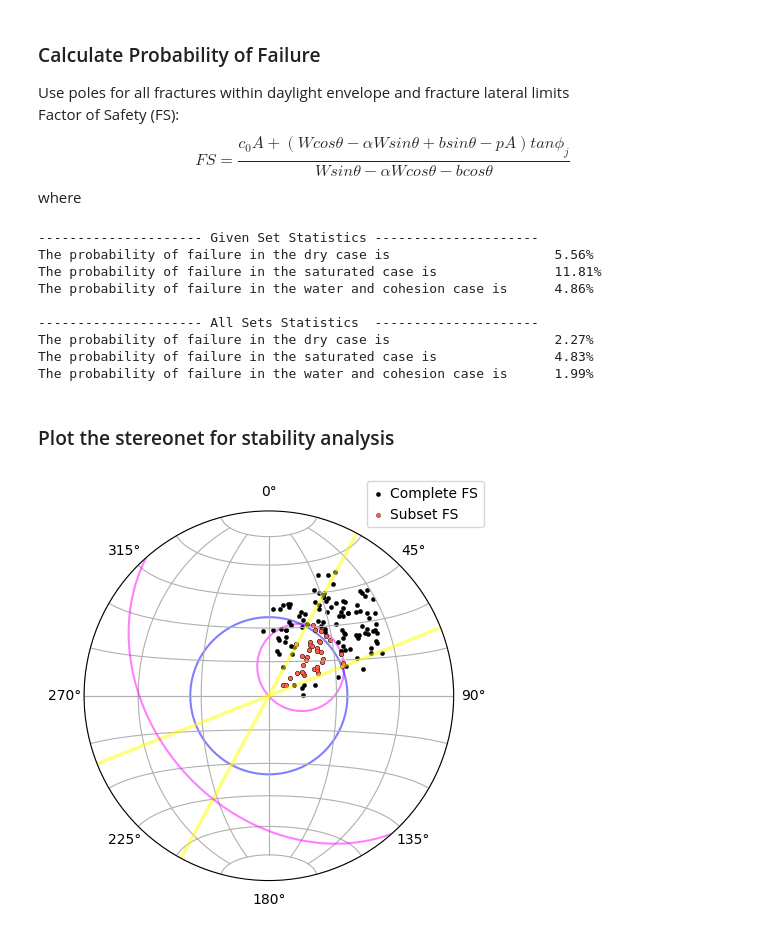
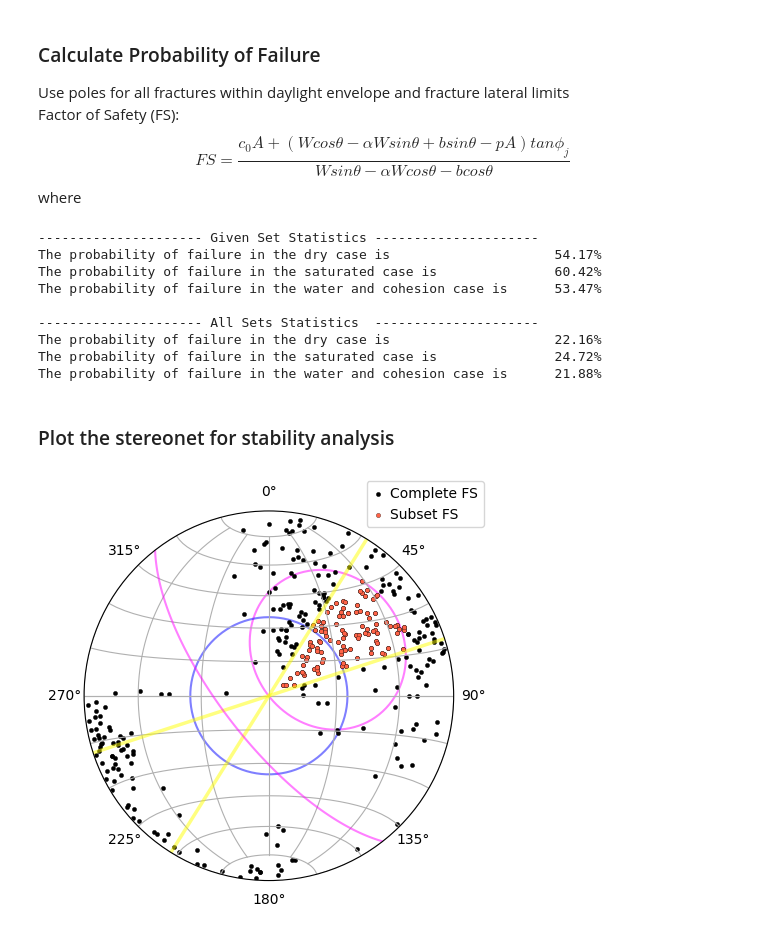
Before and after one commit to Josesx506/UA_PhD_Coursework_Assignments, a Jupyter notebook: 2024_Spring/GEN_580/Assignments/Assign_03.ipynb, the cells around one changed output. Cells and saved outputs as stored; diff of their text form; code cells hidden in the pictures.

```diff
--- a/2024_Spring/GEN_580/Assignments/Assign_03.ipynb
+++ b/2024_Spring/GEN_580/Assignments/Assign_03.ipynb
@@ -14,5 +14,5 @@ fct = pd.read_csv('../Files/Assgn_02/BD_auto_facets.csv', sep=';')
 fct.columns = [name.lstrip().lower() for name in fct.columns] # Remove space from column names
 fct['strike'] = dip_direction_to_strike(fct['dip dir.']) # Convert dip dir. to strike
 fct = fct[fct.surface>0.3].reset_index(drop=True)           # Filter out surfaces < 0.1 m^2
-fct.drop(columns='index', axis=1, inplace=True)
-fct.to_csv('../Files/Assgn_03/BD_auto_facets_filtered_30cm.csv', index=False)
+# fct.drop(columns='index', axis=1, inplace=True)
+# fct.to_csv('../Files/Assgn_03/BD_auto_facets_filtered_30cm.csv', index=False)
@@ -31,9 +40,9 @@ fs1.columns = [name.lstrip().lower() for name in fs1.columns]
 fs1['dip'] = 90 - fs1.plunge
 fs1['strike'] = fs1['trend'] - 270 # Convert dip dir. to strike
 # Slope face direction limits
-sdl = pd.DataFrame({'strike': [208.4,248.4],'dip': [90,90]})
+sdl = pd.DataFrame({'strike': [212,252],'dip': [90,90]})
 fap = pd.DataFrame({'trend':[0], 'plunge':[90], 'angle':[35]}) # Friction angle poles
-sf1 = pd.DataFrame({'strike':[138.4], 'dip':[38.3]})           # Slope face plane
+sf1 = pd.DataFrame({'strike':[142], 'dip':[70]})           # Slope face plane
 # Calculate Daylight plane
 pldy = calc_planar_daylight(sf1.strike, sf1.dip)
 pl_,td_,ag_ = pldy[0],pldy[1],pldy[2]
@@ -186,42 +195,42 @@ print(f"The probability of failure in the saturated case is \t\t {pof_sat*100: .
 print(f"The probability of failure in the water and cohesion case is \t {pof_wat_coh*100: .2f}%")
 # %% [output]
 --------------------- Given Set Statistics ---------------------
-The probability of failure in the dry case is                     5.56%
-The probability of failure in the saturated case is               11.81%
-The probability of failure in the water and cohesion case is      4.86%
+The probability of failure in the dry case is                     54.17%
+The probability of failure in the saturated case is               60.42%
+The probability of failure in the water and cohesion case is      53.47%
 
 --------------------- All Sets Statistics  ---------------------
-The probability of failure in the dry case is                     2.27%
-The probability of failure in the saturated case is               4.83%
-The probability of failure in the water and cohesion case is      1.99%
+The probability of failure in the dry case is                     22.16%
+The probability of failure in the saturated case is               24.72%
+The probability of failure in the water and cohesion case is      21.88%
 # %% [markdown]
 ### Plot the stereonet for stability analysis
 # %%
 fig, ax = stnt.subplots()
 ax.grid()
 
 lw = 1.5
 
 # Define line colors
 sdl_col = 'yellow'
 slf_col = 'magenta'
 fap_col = 'b'
 
 # alpha
 aph = 0.5
 
 ax.plane(sdl.strike, sdl.dip, color=sdl_col, lw=lw+1, alpha=aph)                     # Slope Direction limits
 ax.plane(sf1.strike, sf1.dip, color=slf_col, lw=lw, alpha=aph)                       # Slope face and daylight plane
-ax.cone(np.around(dp1.plunge[0]), dp1.trend, dp1.angle, lw=lw, color='None', ec=slf_col, alpha=aph)
+ax.cone(dp1.plunge, dp1.trend, dp1.angle+0.1, lw=lw, color='None', ec=slf_col, alpha=aph)
 ax.cone(fap.plunge, fap.trend, fap.angle, lw=lw, color='None', ec=fap_col, alpha=aph)# Friction angle poles
-ax.pole(fs1.strike, fs1.dip, color='k', s=10, ec='k', marker='o',
+ax.pole(fct.strike, fct.dip, color='k', s=10, ec='k', marker='o',
         ls='-',lw=0.2, label='Complete FS')                                          # Complete Fracture Set
 ax.pole(fs1_sub.strike, fs1_sub.dip, color='tomato', s=10, ec='k', marker='o',
         ls='-',lw=0.2, label='Subset FS')                                            # Subset Fracture Set
 ax.legend(bbox_to_anchor=(1.1,1.1),handletextpad=0.5,handlelength=0.8,markerscale=1)
 plt.savefig('../Figures/Assgn_03_plane_failure_stereonet.png', dpi=200, facecolor='white',
             edgecolor='none', bbox_inches='tight')
 plt.show()
 # %% [output]
-[figure, old version]
+[figure, new version]
 # %%
```
Also changed, not shown: parts of 5 cells of this notebook, 4 other files.
